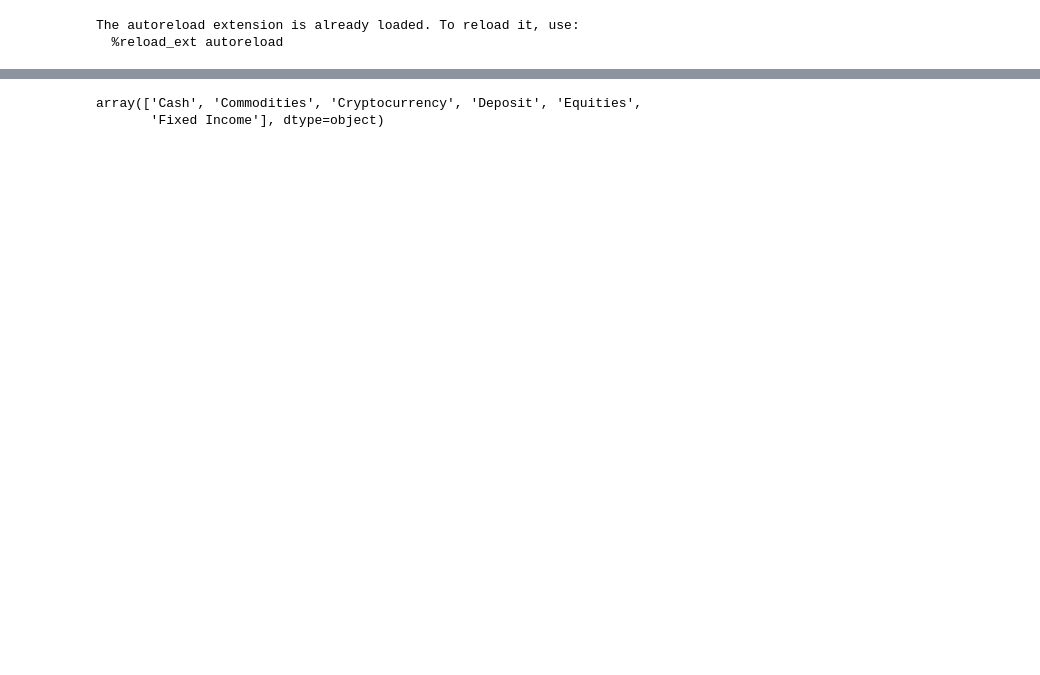
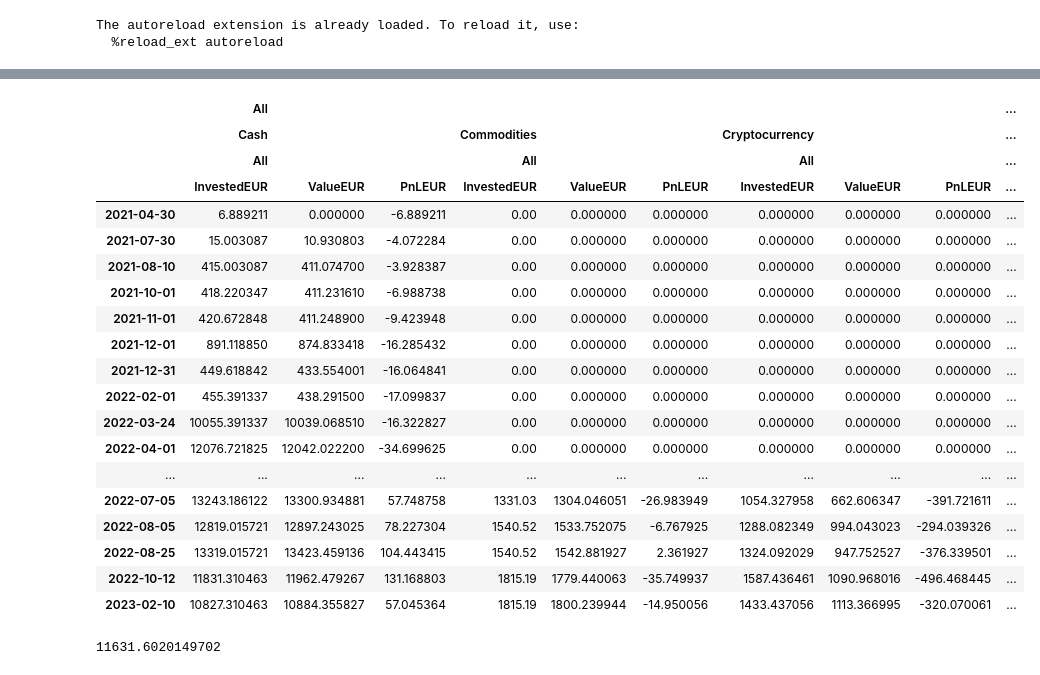
Before and after one commit to vixen-cordier/dashboards, a Jupyter notebook: book.ipynb, the cells around one changed output, grey strips where cells are left out. Drawn from its saved outputs; the diff is of its cells as text; code cells hidden in the pictures; blank space fills up the shorter version.

```diff
--- a/book.ipynb
+++ b/book.ipynb
@@ -27,20 +27,11 @@ dicts = pd.DataFrame(ss.worksheet('Dict').get_all_records())
 operation = pd.DataFrame(ss.worksheet('Operations').get_all_records()).sort_values('Date').astype({'Date': 'datetime64[ns]'}).set_index('Date')
 greenbull = pd.DataFrame(ss.worksheet('GREENBULL').get_all_records()).sort_values('Date').astype({'Date': 'datetime64[ns]'}).set_index('Date')
 assets = dicts.set_index('Asset')
-print(assets, '\n')
+print(assets)
 
 market = yf.download(' '.join([*assets['Forex'], *assets['Market'][:-1]]), start='2021-04-28')['Close']
+market = pd.concat([market, greenbull], axis=1).ffill().bfill()
 print(market.columns)
-market = pd.concat([market, greenbull], axis=1).ffill().bfill()
-# market = pd.concat([market], keys=['Market'], axis=1)
-# market = pd.concat([market], keys=['Cotation'], axis=1)
-
-operation: pd.DataFrame = operation
-assets: pd.DataFrame = assets
-market: pd.DataFrame = market
-
-df = pd.DataFrame(index=market.index, columns=pd.MultiIndex(levels=[[],[],[],[]], codes=[[],[],[],[]]))#, names=['portfolio', 'class', 'asset', 'metric']))
-df.head()
 # %% [output]
               Market Currency     Forex           Class  PriceFmt AmountFmt  \
 Asset
@@ -68,4 +53,7 @@ Index(['BTC-USD', 'ESE.PA', 'EUR=X', 'EUREUR=X', 'EURUSD=X', 'GOLD.PA',
 # %%
+
+df = pd.DataFrame(index=market.index, columns=pd.MultiIndex(levels=[[],[],[],[]], codes=[[],[],[],[]]))#, names=['portfolio', 'class', 'asset', 'metric']))
+df.head()
 
 for portfolio in np.unique(operation['Portfolio']):
     print(portfolio)
@@ -134,27 +122,24 @@ for portfolio in np.unique(operation['Portfolio']):
         df[portfolio, classs, 'All', 'ValueEUR'] = df.loc[:, pd.IndexSlice[portfolio, classs, :, 'ValueEUR']].sum(axis=1)
         df[portfolio, classs, 'All', 'PnLEUR'] = df.loc[:, pd.IndexSlice[portfolio, classs, :, 'PnLEUR']].sum(axis=1)
 
-    df[portfolio, 'All', 'All', 'InvestedEUR'] = df.loc[:, pd.IndexSlice[portfolio, :, 'All', 'InvestedEUR']].sum(axis=1)
-    df[portfolio, 'All', 'All', 'ValueEUR'] = df.loc[:, pd.IndexSlice[portfolio, :, 'All', 'ValueEUR']].sum(axis=1)
-    df[portfolio, 'All', 'All', 'PnLEUR'] = df.loc[:, pd.IndexSlice[portfolio, :, 'All', 'PnLEUR']].sum(axis=1)
+    # df[portfolio, 'All', 'All', 'InvestedEUR'] = df.loc[:, pd.IndexSlice[portfolio, :, 'All', 'InvestedEUR']].sum(axis=1)
+    # df[portfolio, 'All', 'All', 'ValueEUR'] = df.loc[:, pd.IndexSlice[portfolio, :, 'All', 'ValueEUR']].sum(axis=1)
+    # df[portfolio, 'All', 'All', 'PnLEUR'] = df.loc[:, pd.IndexSlice[portfolio, :, 'All', 'PnLEUR']].sum(axis=1)
+
+    print(f"... OK")
 
 for classs in np.unique(df.columns.get_level_values(1)):
     df['All', classs, 'All', 'InvestedEUR'] = df.loc[:, pd.IndexSlice[:, classs, 'All', 'InvestedEUR']].sum(axis=1)
     df['All', classs, 'All', 'ValueEUR'] = df.loc[:, pd.IndexSlice[:, classs, 'All', 'ValueEUR']].sum(axis=1)
     df['All', classs, 'All', 'PnLEUR'] = df.loc[:, pd.IndexSlice[:, classs, 'All', 'PnLEUR']].sum(axis=1)
 
-df['All', 'All', 'All', 'InvestedEUR'] = df.loc[:, pd.IndexSlice['All', :, 'All', 'InvestedEUR']].sum(axis=1)
-df['All', 'All', 'All', 'ValueEUR'] = df.loc[:, pd.IndexSlice['All', :, 'All', 'ValueEUR']].sum(axis=1)
-df['All', 'All', 'All', 'PnLEUR'] = df.loc[:, pd.IndexSlice['All', :, 'All', 'PnLEUR']].sum(axis=1)
+# df['All', 'All', 'All', 'InvestedEUR'] = df.loc[:, pd.IndexSlice['All', :, 'All', 'InvestedEUR']].sum(axis=1)
+# df['All', 'All', 'All', 'ValueEUR'] = df.loc[:, pd.IndexSlice['All', :, 'All', 'ValueEUR']].sum(axis=1)
+# df['All', 'All', 'All', 'PnLEUR'] = df.loc[:, pd.IndexSlice['All', :, 'All', 'PnLEUR']].sum(axis=1)
 
 
 for column in df.columns:
     print(column)
-# dates = ["2021-04-30", "2021-04-30", "2021-07-30", "2021-07-30", "2021-08-10", "2021-08-10", "2021-10-01", "2021-10-01", "2021-11-01", "2021-11-01", "2021-12-01", "2021-12-01", "2021-12-31", "2022-02-01", "2022-02-01", "2022-03-24", "2022-03-24", "2022-04-01", "2022-04-01", "2022-04-01", "2022-04-05", "2022-04-05", "2022-04-13", "2022-04-13", "2022-05-02", "2022-05-02", "2022-04-19", "2022-04-19", "2022-06-01", "2022-06-01", "2022-06-01", "2022-06-01", "2022-07-01", "2022-07-04", "2022-07-05", "2022-07-05", "2022-08-05", "2022-08-05", "2022-08-25", "2022-10-12", "2022-10-12", "2022-10-12", "2023-02-10"]
-dates = ["2021-04-30","2021-07-30","2021-08-10","2021-10-01","2021-11-01","2021-12-01","2021-12-31","2022-02-01","2022-03-24","2022-04-01","2022-04-05","2022-04-13","2022-05-02","2022-04-19","2022-06-01","2022-07-01","2022-07-04","2022-07-05","2022-08-05","2022-08-25","2022-10-12","2023-02-10"]
-# df.loc[dates]
-# df.head()
-df.loc[dates]   #, pd.IndexSlice[['Quantity', 'Operation', 'Total', 'Invested'], 'ZEN', ['BTC', 'USDT', 'EUR']]]
 # %% [output]
 DMA
         Assets
@@ -167,5 +161,29 @@ ValueError: Columns must be same length as key
-# %%
-np.unique(df['ZEN'].columns.get_level_values(0))
-# %% [output]
-array(['Cash', 'Commodities', 'Cryptocurrency', 'Deposit', 'Equities',
-       'Fixed Income'], dtype=object)
+# %%
+dates = ["2021-04-30","2021-07-30","2021-08-10","2021-10-01","2021-11-01","2021-12-01","2021-12-31","2022-02-01","2022-03-24","2022-04-01","2022-04-05","2022-04-13","2022-05-02","2022-04-19","2022-06-01","2022-07-01","2022-07-04","2022-07-05","2022-08-05","2022-08-25","2022-10-12","2023-02-10"]
+df.loc[dates, pd.IndexSlice['All', :, 'All', :]]
+# %% [output]
+|  | All |  |  |  |  |  |  |  |  | ... |
+|  | Cash |  |  | Commodities |  |  | Cryptocurrency |  |  | ... |
+|  | All |  |  | All |  |  | All |  |  | ... |
+|  | InvestedEUR | ValueEUR | PnLEUR | InvestedEUR | ValueEUR | PnLEUR | InvestedEUR | ValueEUR | PnLEUR | ... |
+| 2021-04-30 | 6.889211 | 0.000000 | -6.889211 | 0.00 | 0.000000 | 0.000000 | 0.000000 | 0.000000 | 0.000000 | ... |
+| 2021-07-30 | 15.003087 | 10.930803 | -4.072284 | 0.00 | 0.000000 | 0.000000 | 0.000000 | 0.000000 | 0.000000 | ... |
+| 2021-08-10 | 415.003087 | 411.074700 | -3.928387 | 0.00 | 0.000000 | 0.000000 | 0.000000 | 0.000000 | 0.000000 | ... |
+| 2021-10-01 | 418.220347 | 411.231610 | -6.988738 | 0.00 | 0.000000 | 0.000000 | 0.000000 | 0.000000 | 0.000000 | ... |
+| 2021-11-01 | 420.672848 | 411.248900 | -9.423948 | 0.00 | 0.000000 | 0.000000 | 0.000000 | 0.000000 | 0.000000 | ... |
+| 2021-12-01 | 891.118850 | 874.833418 | -16.285432 | 0.00 | 0.000000 | 0.000000 | 0.000000 | 0.000000 | 0.000000 | ... |
+| 2021-12-31 | 449.618842 | 433.554001 | -16.064841 | 0.00 | 0.000000 | 0.000000 | 0.000000 | 0.000000 | 0.000000 | ... |
+| 2022-02-01 | 455.391337 | 438.291500 | -17.099837 | 0.00 | 0.000000 | 0.000000 | 0.000000 | 0.000000 | 0.000000 | ... |
+| 2022-03-24 | 10055.391337 | 10039.068510 | -16.322827 | 0.00 | 0.000000 | 0.000000 | 0.000000 | 0.000000 | 0.000000 | ... |
+| 2022-04-01 | 12076.721825 | 12042.022200 | -34.699625 | 0.00 | 0.000000 | 0.000000 | 0.000000 | 0.000000 | 0.000000 | ... |
+| ... | ... | ... | ... | ... | ... | ... | ... | ... | ... | ... |
+| 2022-07-05 | 13243.186122 | 13300.934881 | 57.748758 | 1331.03 | 1304.046051 | -26.983949 | 1054.327958 | 662.606347 | -391.721611 | ... |
+| 2022-08-05 | 12819.015721 | 12897.243025 | 78.227304 | 1540.52 | 1533.752075 | -6.767925 | 1288.082349 | 994.043023 | -294.039326 | ... |
+| 2022-08-25 | 13319.015721 | 13423.459136 | 104.443415 | 1540.52 | 1542.881927 | 2.361927 | 1324.092029 | 947.752527 | -376.339501 | ... |
+| 2022-10-12 | 11831.310463 | 11962.479267 | 131.168803 | 1815.19 | 1779.440063 | -35.749937 | 1587.436461 | 1090.968016 | -496.468445 | ... |
+| 2023-02-10 | 10827.310463 | 10884.355827 | 57.045364 | 1815.19 | 1800.239944 | -14.950056 | 1433.437056 | 1113.366995 | -320.070061 | ... |
+# %%
+s = df.iloc[-1]
+s.loc[pd.IndexSlice['ZEN', ['Cash', 'Commodities', 'Cryptocurrency', 'Equities', 'Fixed Income'], 'All', 'ValueEUR']].sum()
+# %% [output]
+11631.6020149702
```
Also changed, not shown: parts of 3 cells of this notebook, 2 other files.
